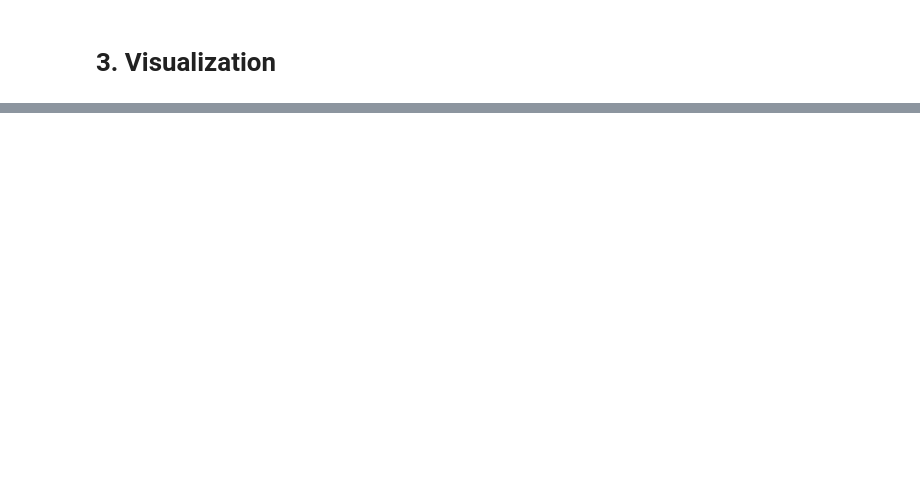
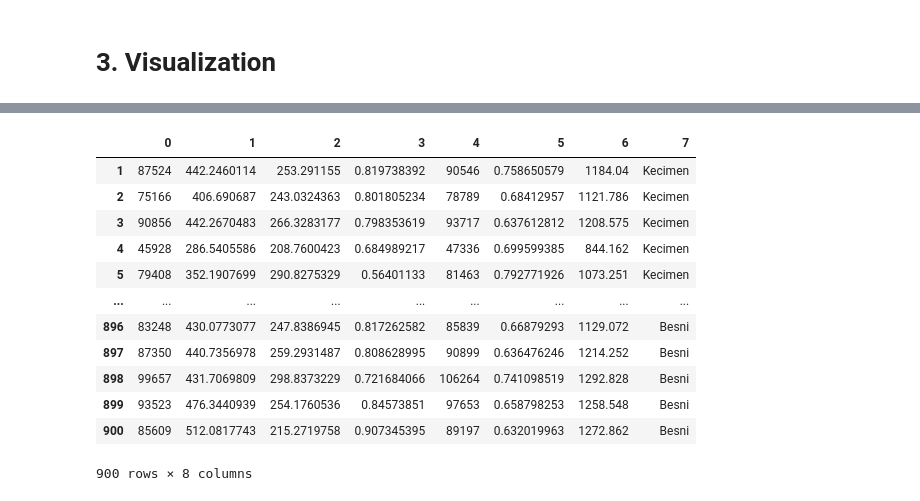
Before and after one commit to glitch0710/predictive-classifiers-mit102, a Jupyter notebook: PREDICTING MODELS - ANDOY, RHOGIEL V. MIT102 PROJECT.ipynb, the cells around one changed output, grey strips where cells are left out. Drawn from its saved outputs; the diff is of its cells as text; code cells hidden in the pictures; blank space fills up the shorter version.

Commit message:
#8 tried stratified kfold cross validation

```diff
--- a/PREDICTING MODELS - ANDOY, RHOGIEL V. MIT102 PROJECT.ipynb
+++ b/PREDICTING MODELS - ANDOY, RHOGIEL V. MIT102 PROJECT.ipynb
@@ -447,0 +448,25 @@ plt.show()
+# %%
+from sklearn.model_selection import StratifiedKFold
+
+skf = StratifiedKFold(n_splits=10, shuffle=True, random_state=1)
+lst_accu_stratified_train = []
+lst_accu_stratified_test = []
+
+df_strat = pd.read_csv('Raisin_Dataset.csv', header=None)
+# %%
+df_strat = df_strat.drop(df_strat.index[0])
+df_strat
+# %% [output]
+|  | 0 | 1 | 2 | 3 | 4 | 5 | 6 | 7 |
+| 1 | 87524 | 442.2460114 | 253.291155 | 0.819738392 | 90546 | 0.758650579 | 1184.04 | Kecimen |
+| 2 | 75166 | 406.690687 | 243.0324363 | 0.801805234 | 78789 | 0.68412957 | 1121.786 | Kecimen |
+| 3 | 90856 | 442.2670483 | 266.3283177 | 0.798353619 | 93717 | 0.637612812 | 1208.575 | Kecimen |
+| 4 | 45928 | 286.5405586 | 208.7600423 | 0.684989217 | 47336 | 0.699599385 | 844.162 | Kecimen |
+| 5 | 79408 | 352.1907699 | 290.8275329 | 0.56401133 | 81463 | 0.792771926 | 1073.251 | Kecimen |
+| ... | ... | ... | ... | ... | ... | ... | ... | ... |
+| 896 | 83248 | 430.0773077 | 247.8386945 | 0.817262582 | 85839 | 0.66879293 | 1129.072 | Besni |
+| 897 | 87350 | 440.7356978 | 259.2931487 | 0.808628995 | 90899 | 0.636476246 | 1214.252 | Besni |
+| 898 | 99657 | 431.7069809 | 298.8373229 | 0.721684066 | 106264 | 0.741098519 | 1292.828 | Besni |
+| 899 | 93523 | 476.3440939 | 254.1760536 | 0.84573851 | 97653 | 0.658798253 | 1258.548 | Besni |
+| 900 | 85609 | 512.0817743 | 215.2719758 | 0.907345395 | 89197 | 0.632019963 | 1272.862 | Besni |
+900 rows × 8 columns
```
Also changed, not shown: parts of 81 cells of this notebook.
